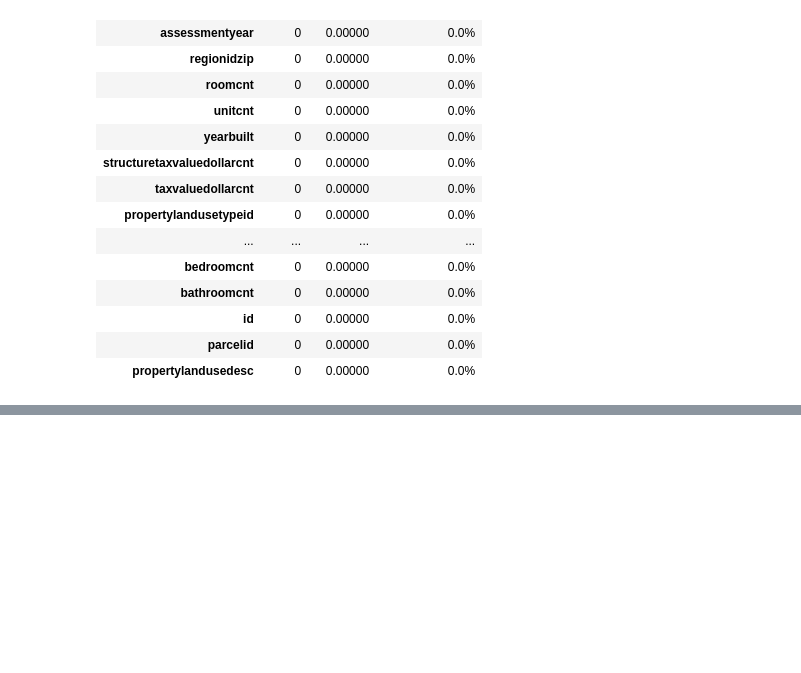
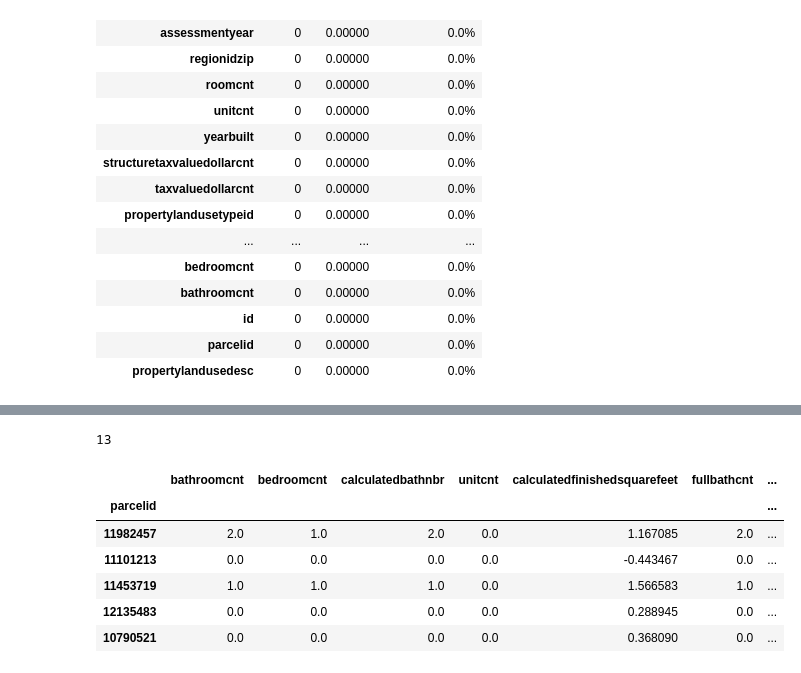
Before and after one commit to HopperTeam6/Zillow_Clustering_Project, a Jupyter notebook: bondy_rabbit_hole.ipynb, the cells around one changed output, grey strips where cells are left out. Saved outputs shown, nothing was run; the diff lists cells and outputs as text; code cells hidden in the pictures; blank space fills up the shorter version.

```diff
--- a/bondy_rabbit_hole.ipynb
+++ b/bondy_rabbit_hole.ipynb
@@ -458,11 +348,0 @@ df_columns = df.columns.to_list()
-# %%
-for col in df_columns:
-
-    q1, q3 = df[col].quantile([.25, .75])  # get quartiles
-
-    iqr = q3 - q1   # calculate interquartile range
-
-    upper_bound = q3 + 1.8 * iqr   # get upper bound
-    lower_bound = q1 - 1.8 * iqr   # get lower bound
-
-    dft = df[(df[col] > lower_bound) & (df[col] < upper_bound)] # return dataframe without outliers
@@ -596,0 +467,12 @@ Name: predictions, dtype: int64
+# %%
+#loop through the list of columns
+for col in df_columns:
+
+    q1, q3 = df[col].quantile([.25, .75])  # get quartiles
+
+    iqr = q3 - q1   # calculate interquartile range
+
+    upper_bound = q3 + 1 * iqr   # get upper bound
+    lower_bound = q1 - 1 * iqr   # get lower bound
+
+    dft = df[(df[col] > lower_bound) & (df[col] < upper_bound)] # return dataframe without outliers
@@ -596,0 +506,5 @@ Name: predictions, dtype: int64
+# %%
+#measure length of the list
+len(quant_vars)
+# %% [output]
+13
@@ -596,0 +517,10 @@ Name: predictions, dtype: int64
+# %%
+train_scaled.head()
+# %% [output]
+|  | bathroomcnt | bedroomcnt | calculatedbathnbr | unitcnt | calculatedfinishedsquarefeet | fullbathcnt | ... |
+| parcelid |  |  |  |  |  |  | ... |
+| 11982457 | 2.0 | 1.0 | 2.0 | 0.0 | 1.167085 | 2.0 | ... |
+| 11101213 | 0.0 | 0.0 | 0.0 | 0.0 | -0.443467 | 0.0 | ... |
+| 11453719 | 1.0 | 1.0 | 1.0 | 0.0 | 1.566583 | 1.0 | ... |
+| 12135483 | 0.0 | 0.0 | 0.0 | 0.0 | 0.288945 | 0.0 | ... |
+| 10790521 | 0.0 | 0.0 | 0.0 | 0.0 | 0.368090 | 0.0 | ... |
```
Also changed, not shown: parts of 70 cells of this notebook.
